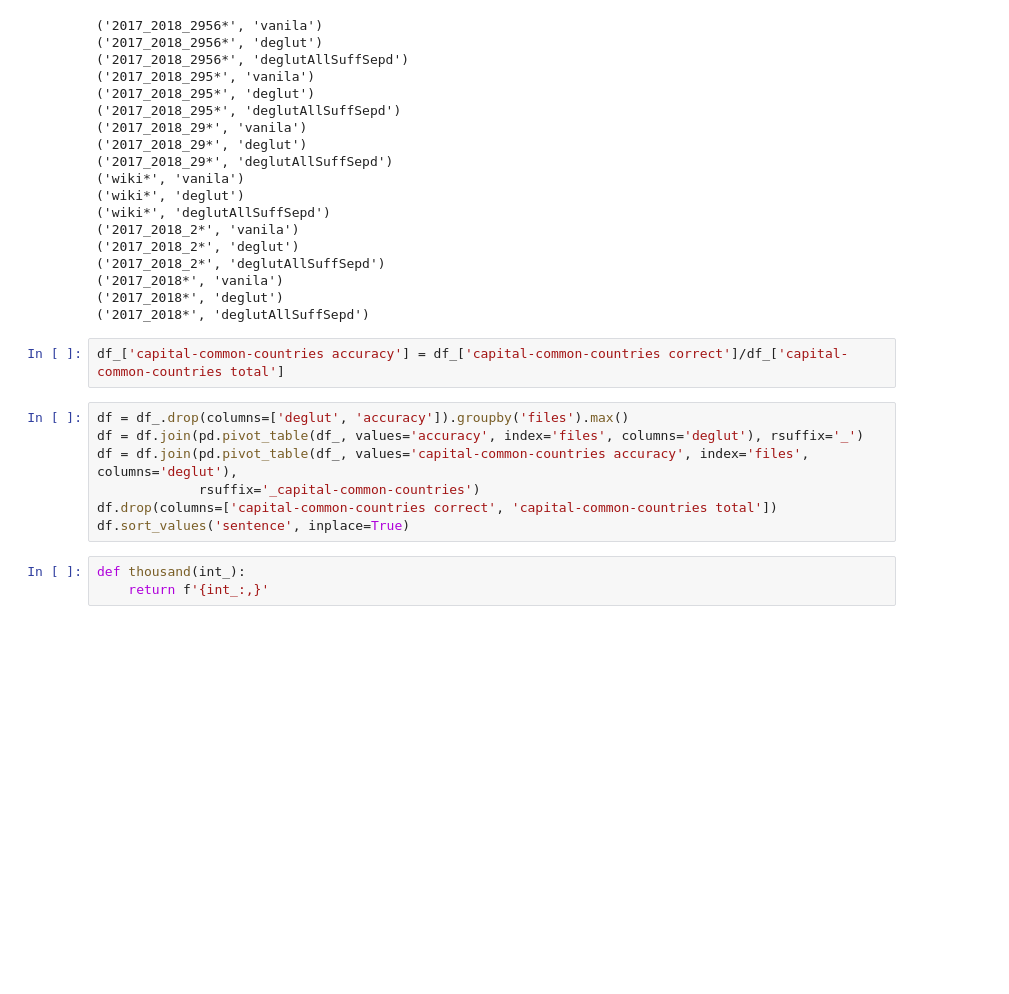
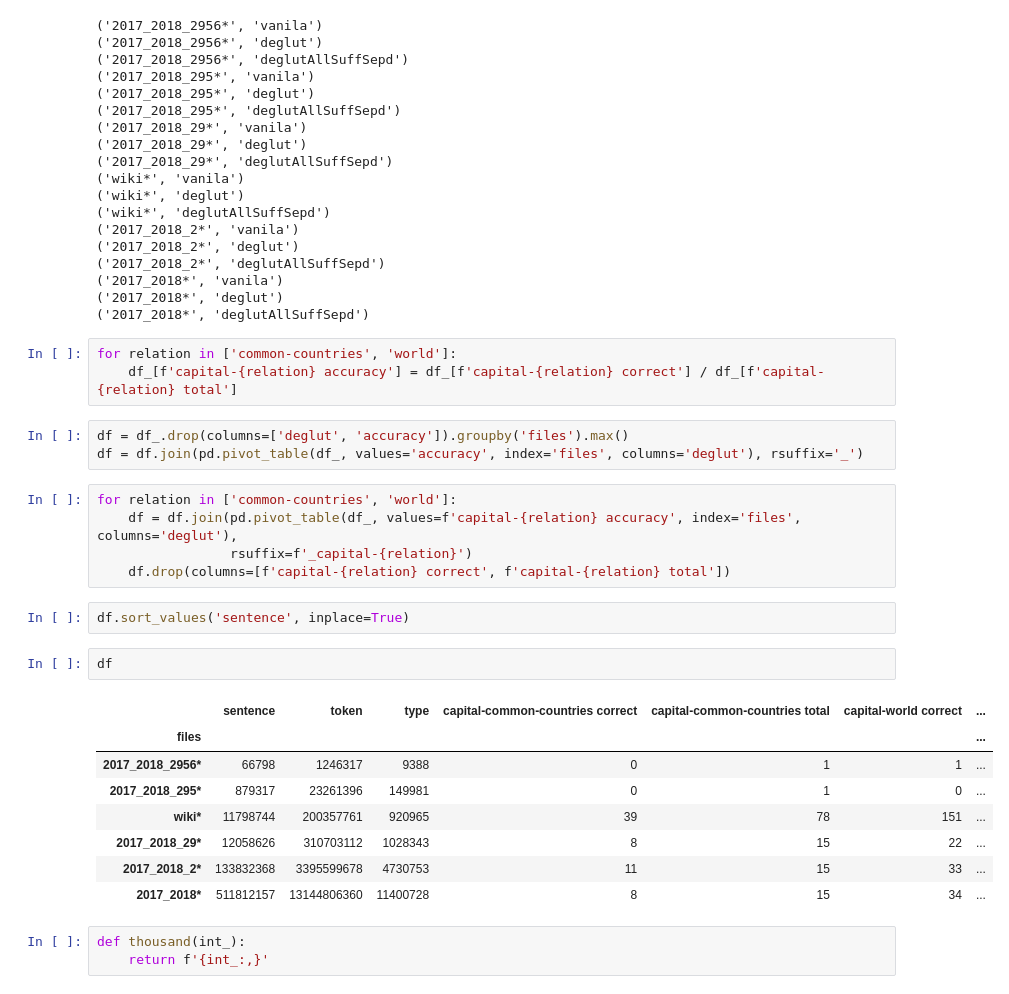
Before and after one commit to makrai/analogy-gluten-free, a Jupyter notebook: gluten-free-analogy.ipynb, the cells around one changed output. Saved outputs shown, nothing was run; the diff lists cells and outputs as text; blank space fills up the shorter version.

```diff
--- a/gluten-free-analogy.ipynb
+++ b/gluten-free-analogy.ipynb
@@ -98,14 +100,29 @@ df_ = pd.DataFrame(records)
 ('2017_2018*', 'deglut')
 ('2017_2018*', 'deglutAllSuffSepd')
 # %%
-df_['capital-common-countries accuracy'] = df_['capital-common-countries correct']/df_['capital-common-countries total']
+for relation in ['common-countries', 'world']:
+    df_[f'capital-{relation} accuracy'] = df_[f'capital-{relation} correct'] / df_[f'capital-{relation} total']
+# %%
+df = df_.drop(columns=['deglut', 'accuracy']).groupby('files').max()
+df = df.join(pd.pivot_table(df_, values='accuracy', index='files', columns='deglut'), rsuffix='_')
+# %%
+for relation in ['common-countries', 'world']:
+    df = df.join(pd.pivot_table(df_, values=f'capital-{relation} accuracy', index='files', columns='deglut'),
+                 rsuffix=f'_capital-{relation}')
+    df.drop(columns=[f'capital-{relation} correct', f'capital-{relation} total'])
 # %%
-df = df_.drop(columns=['deglut', 'accuracy']).groupby('files').max()
-df = df.join(pd.pivot_table(df_, values='accuracy', index='files', columns='deglut'), rsuffix='_')
-df = df.join(pd.pivot_table(df_, values='capital-common-countries accuracy', index='files', columns='deglut'),
-             rsuffix='_capital-common-countries')
-df.drop(columns=['capital-common-countries correct', 'capital-common-countries total'])
 df.sort_values('sentence', inplace=True)
+# %%
+df
+# %% [output]
+|  | sentence | token | type | capital-common-countries correct | capital-common-countries total | capital-world correct | ... |
+| files |  |  |  |  |  |  | ... |
+| 2017_2018_2956* | 66798 | 1246317 | 9388 | 0 | 1 | 1 | ... |
+| 2017_2018_295* | 879317 | 23261396 | 149981 | 0 | 1 | 0 | ... |
+| wiki* | 11798744 | 200357761 | 920965 | 39 | 78 | 151 | ... |
+| 2017_2018_29* | 12058626 | 310703112 | 1028343 | 8 | 15 | 22 | ... |
+| 2017_2018_2* | 133832368 | 3395599678 | 4730753 | 11 | 15 | 33 | ... |
+| 2017_2018* | 511812157 | 13144806360 | 11400728 | 8 | 15 | 34 | ... |
 # %%
 def thousand(int_):
     return f'{int_:,}'
```
Also changed, not shown: parts of 28 cells of this notebook.
